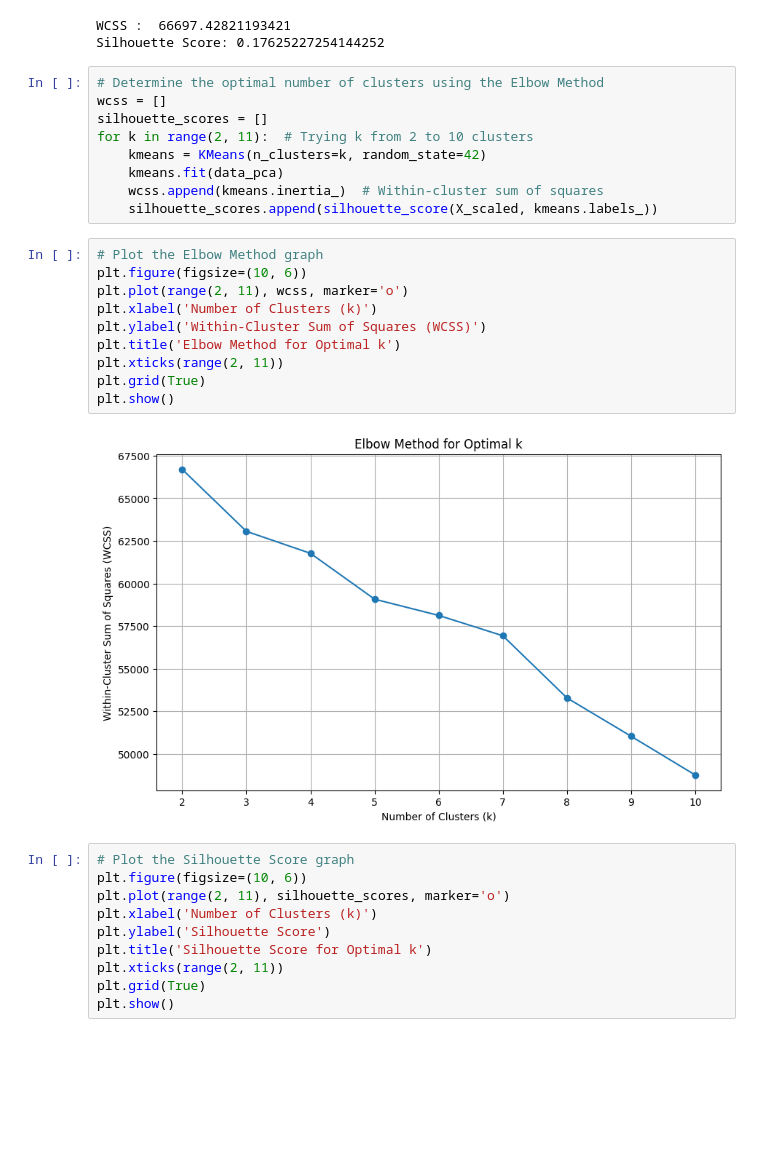
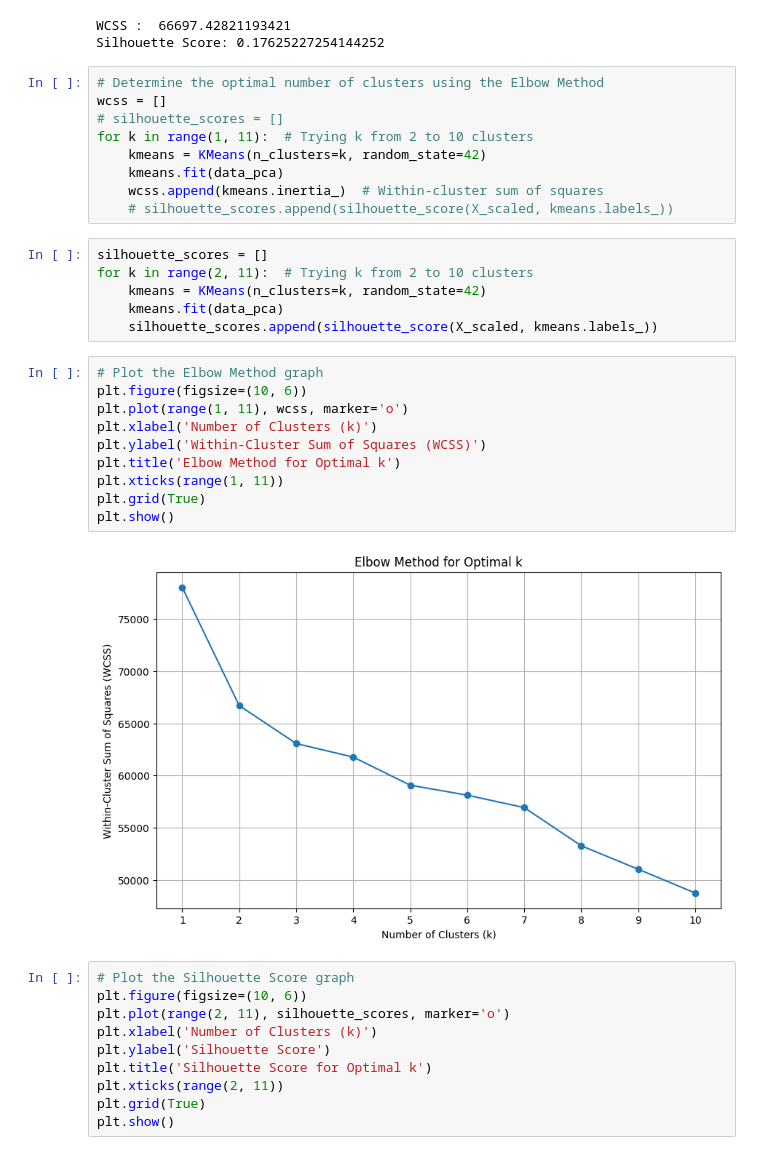
Before and after one commit to COMP3610-Group-H/Customer-Segmentation, a Jupyter notebook: custSeg.ipynb, the cells around one changed output. Drawn from its saved outputs; the diff is of its cells as text; blank space fills up the shorter version.

```diff
--- a/custSeg.ipynb
+++ b/custSeg.ipynb
@@ -192,24 +192,30 @@ Silhouette Score: 0.17625227254144252
 # %%
 # Determine the optimal number of clusters using the Elbow Method
 wcss = []
-silhouette_scores = []
-for k in range(2, 11):  # Trying k from 2 to 10 clusters
+# silhouette_scores = []
+for k in range(1, 11):  # Trying k from 2 to 10 clusters
     kmeans = KMeans(n_clusters=k, random_state=42)
     kmeans.fit(data_pca)
     wcss.append(kmeans.inertia_)  # Within-cluster sum of squares
-    silhouette_scores.append(silhouette_score(X_scaled, kmeans.labels_))
+    # silhouette_scores.append(silhouette_score(X_scaled, kmeans.labels_))
+# %%
+silhouette_scores = []
+for k in range(2, 11):  # Trying k from 2 to 10 clusters
+    kmeans = KMeans(n_clusters=k, random_state=42)
+    kmeans.fit(data_pca)
+    silhouette_scores.append(silhouette_score(X_scaled, kmeans.labels_))
 # %%
 # Plot the Elbow Method graph
 plt.figure(figsize=(10, 6))
-plt.plot(range(2, 11), wcss, marker='o')
+plt.plot(range(1, 11), wcss, marker='o')
 plt.xlabel('Number of Clusters (k)')
 plt.ylabel('Within-Cluster Sum of Squares (WCSS)')
 plt.title('Elbow Method for Optimal k')
-plt.xticks(range(2, 11))
+plt.xticks(range(1, 11))
 plt.grid(True)
 plt.show()
 # %% [output]
-[figure, old version]
+[figure, new version]
 # %%
 # Plot the Silhouette Score graph
 plt.figure(figsize=(10, 6))
```
Also changed, not shown: parts of 6 cells of this notebook.
